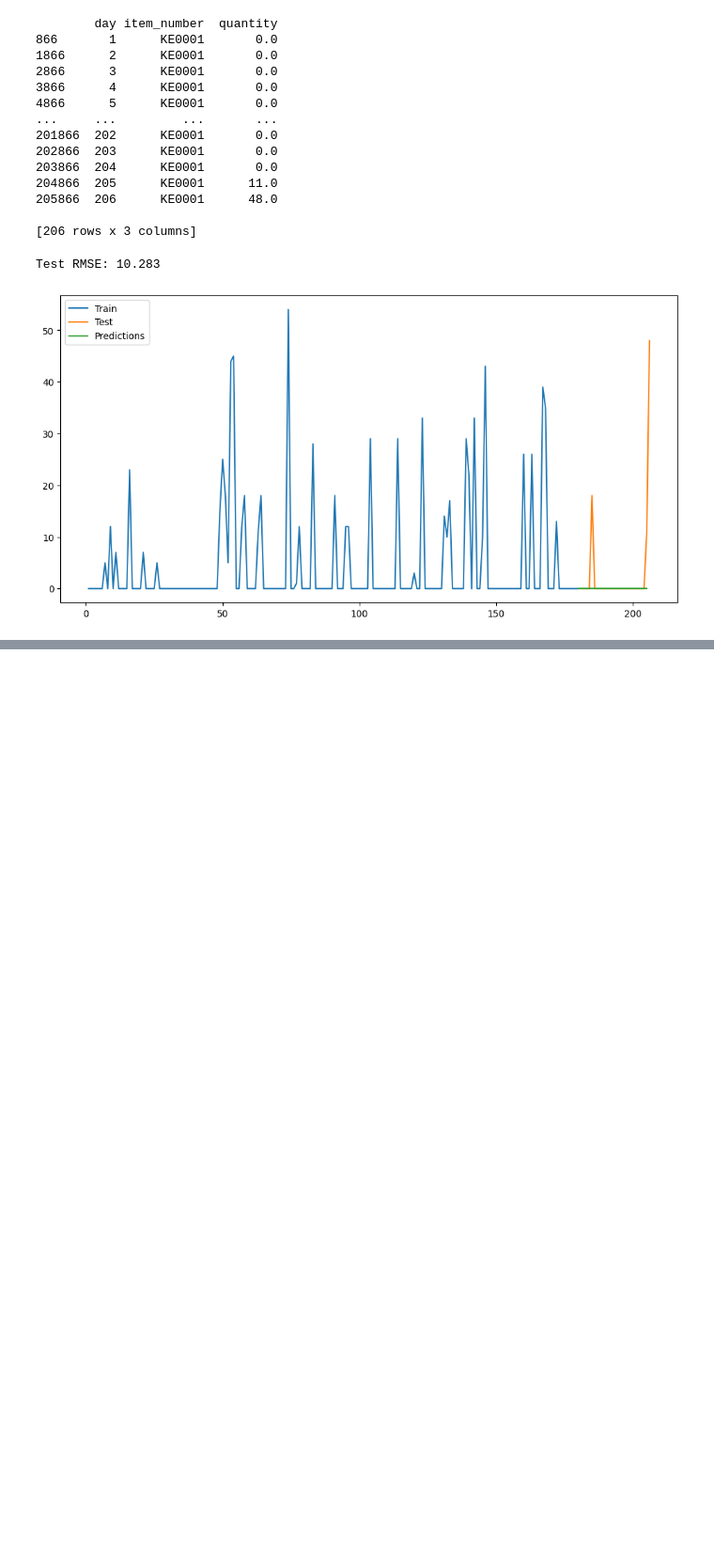
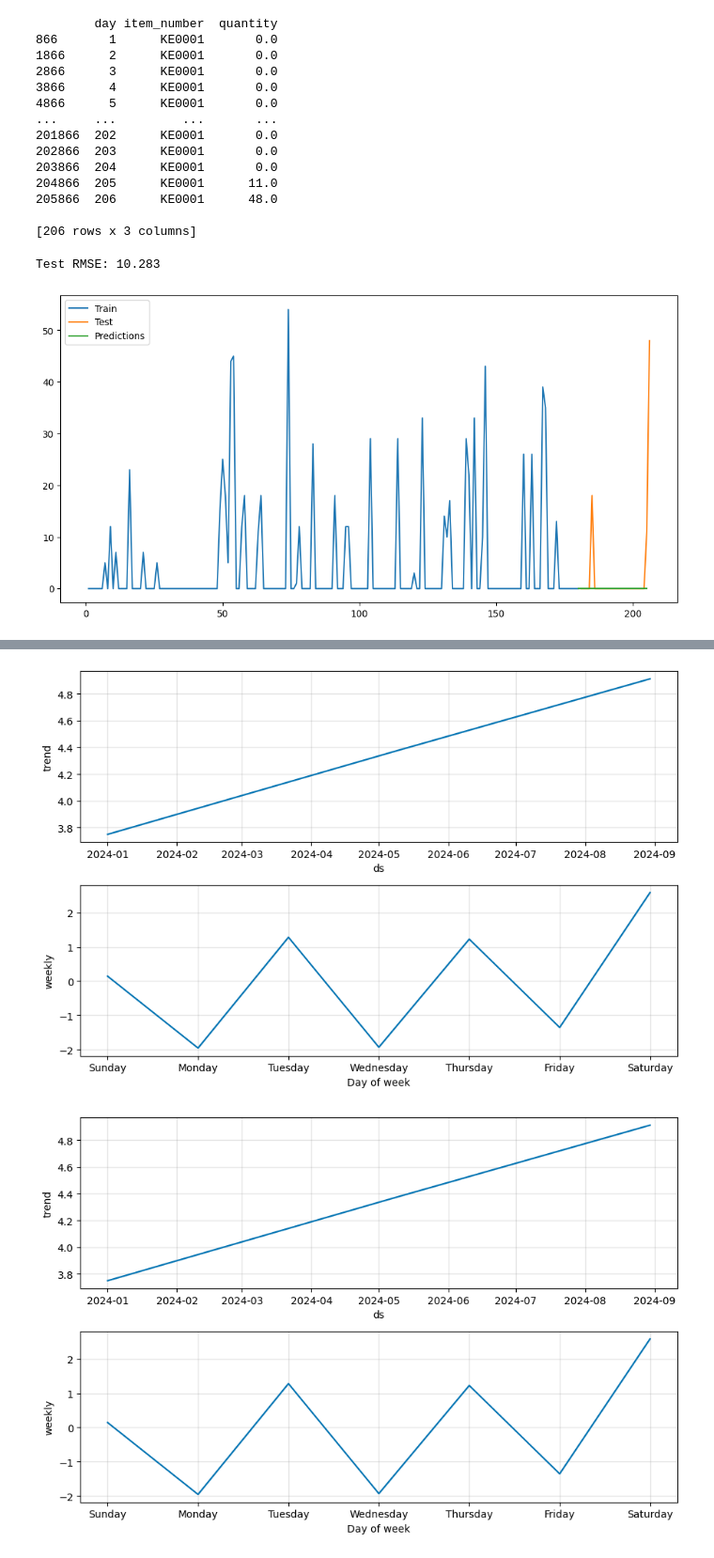
Before and after one commit to naveen-malla/Customer-Segmentation-and-SKU-Forecasting, a Jupyter notebook: sku_forecasting.ipynb, the cells around one changed output, grey strips where cells are left out. Shown at 94% size. Cells and saved outputs as stored; diff of their text form; code cells hidden in the pictures; blank space fills up the shorter version.

```diff
--- a/sku_forecasting.ipynb
+++ b/sku_forecasting.ipynb
@@ -281,0 +380,5 @@ Test RMSE: 10.283
+# %%
+model.plot_components(forecast)
+# %% [output]
+[figure, added]
+[figure, added]
```
Also changed, not shown: parts of 8 cells of this notebook.
